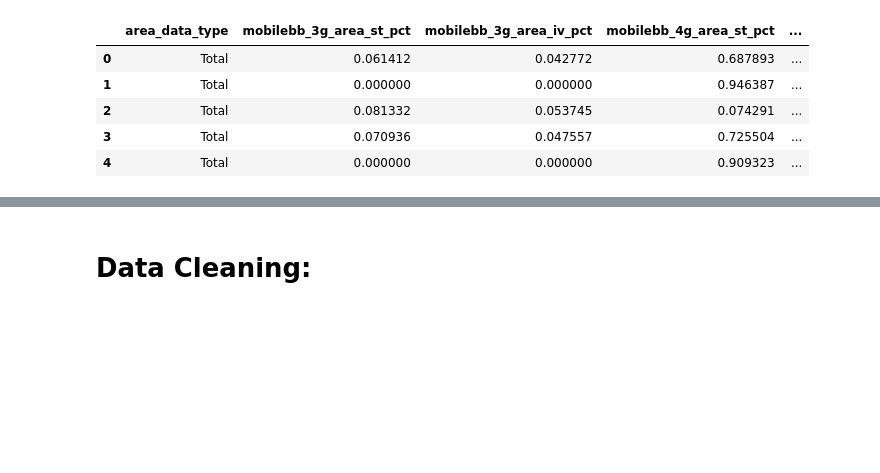
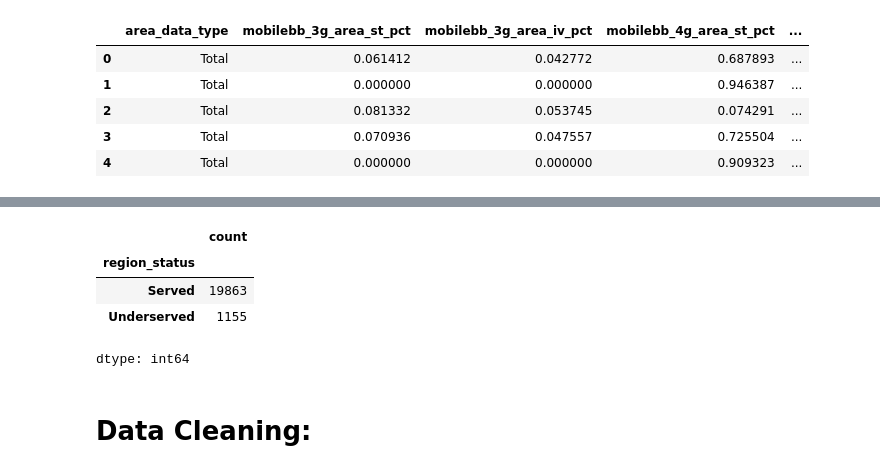
Before and after one commit to AishaniD078/huds_ms_airband_analysis_2_repo, a Jupyter notebook: HUDS_Research_Skeleton_Notebook_Aishani.ipynb, the cells around one changed output, grey strips where cells are left out. Cells and saved outputs as stored; diff of their text form; code cells hidden in the pictures; blank space fills up the shorter version.

```diff
--- a/HUDS_Research_Skeleton_Notebook_Aishani.ipynb
+++ b/HUDS_Research_Skeleton_Notebook_Aishani.ipynb
@@ -307,0 +338,15 @@ new_mobile_bb.head()
+# %%
+# Mapping new feature to new_mobile_bb
+mobile_broadband_status = []
+
+for index, row in new_mobile_bb.iterrows():
+    # Check if the percentage of mobile broadband coverage is less than 50%
+    if row['mobilebb_4g_area_st_pct'] < 0.50:
+        mobile_broadband_status.append('Underserved')
+    else:
+        mobile_broadband_status.append('Served')
+
+# Add the new 'region_status' column to new_mobile_bb
+new_mobile_bb['region_status'] = mobile_broadband_status
+
+new_mobile_bb.head()
@@ -308,3 +369,11 @@ new_mobile_bb.head()
+# %%
+new_mobile_bb['region_status'].value_counts()
+# %% [output]
+|  | count |
+| region_status |  |
+| Served | 19863 |
+| Underserved | 1155 |
+dtype: int64
 # %% [markdown]
 # Data Cleaning:
 # %% [markdown]
```
Also changed, not shown: parts of 5 cells of this notebook.
